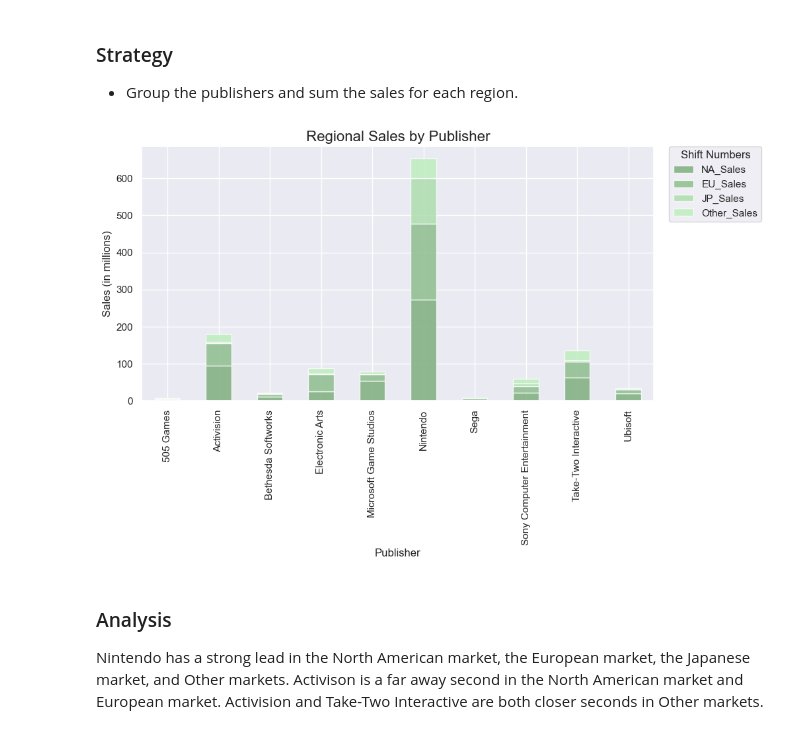
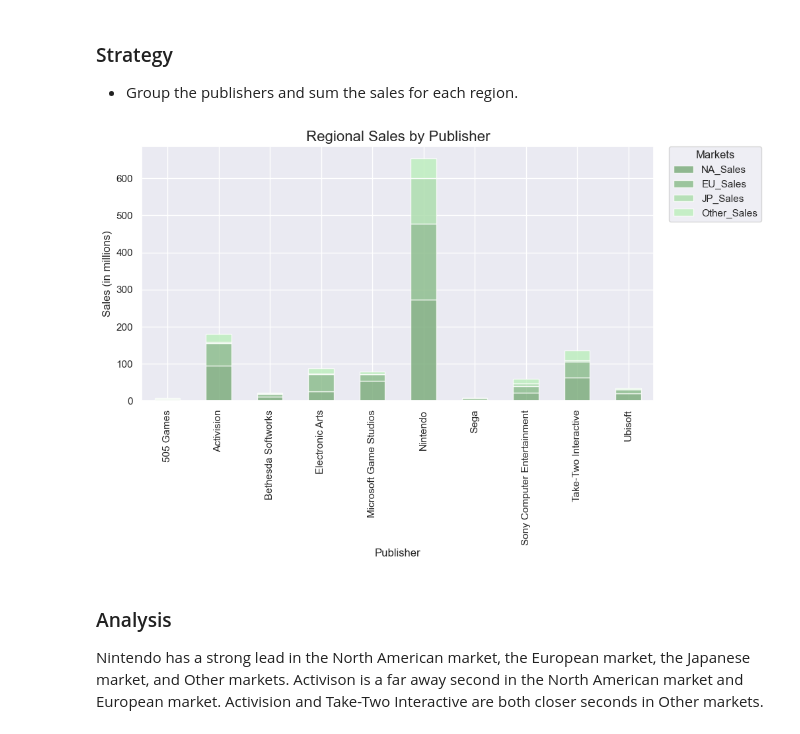
Before and after one commit to dtoshm/data_project_six, a Jupyter notebook: game_sales_analysis.ipynb, the cells around one changed output. Saved outputs shown, nothing was run; the diff lists cells and outputs as text; code cells hidden in the pictures.

```diff
--- a/game_sales_analysis.ipynb
+++ b/game_sales_analysis.ipynb
@@ -23,18 +23,18 @@ Regional Sales by Publisher: Create a stacked column (or bar) chart to show the
 - Group the publishers and sum the sales for each region.
 # %%
 # Calculation
-sales_by_publisher = games.groupby('Publisher')[['NA_Sales', 'EU_Sales', 'JP_Sales', 'Other_Sales']].sum().reset_index()
+sales_by_publisher = games.groupby('Publisher')[['NA_Sales', 'EU_Sales', 'JP_Sales', 'Other_Sales']].sum()
 
 # Graph
 colors = ['#77AA77', '#88BB88', '#AADDAA', '#BBEEBB', '#D9FFD9', '#E6FFE6', '#FCFFFC']
-sales_by_publisher.set_index('Publisher').plot(kind='bar', stacked=True, color=colors, figsize=(10, 5), alpha=0.8)
+sales_by_publisher.plot(kind='bar', stacked=True, color=colors, figsize=(10, 5), alpha=0.8)
 plt.title('Regional Sales by Publisher', fontsize=16)
-plt.legend(title='Shift Numbers', bbox_to_anchor=(1.02, 1.02), loc='upper left')
+plt.legend(title='Markets', bbox_to_anchor=(1.02, 1.02), loc='upper left')
 plt.xlabel('Publisher', fontsize=12)
 plt.ylabel('Sales (in millions)', fontsize=12)
 plt.show()
 # %% [output]
-[figure, old version]
+[figure, new version]
 # %% [markdown]
 ### Analysis
 Nintendo has a strong lead in the North American market, the European market, the Japanese market, and Other markets.
```
